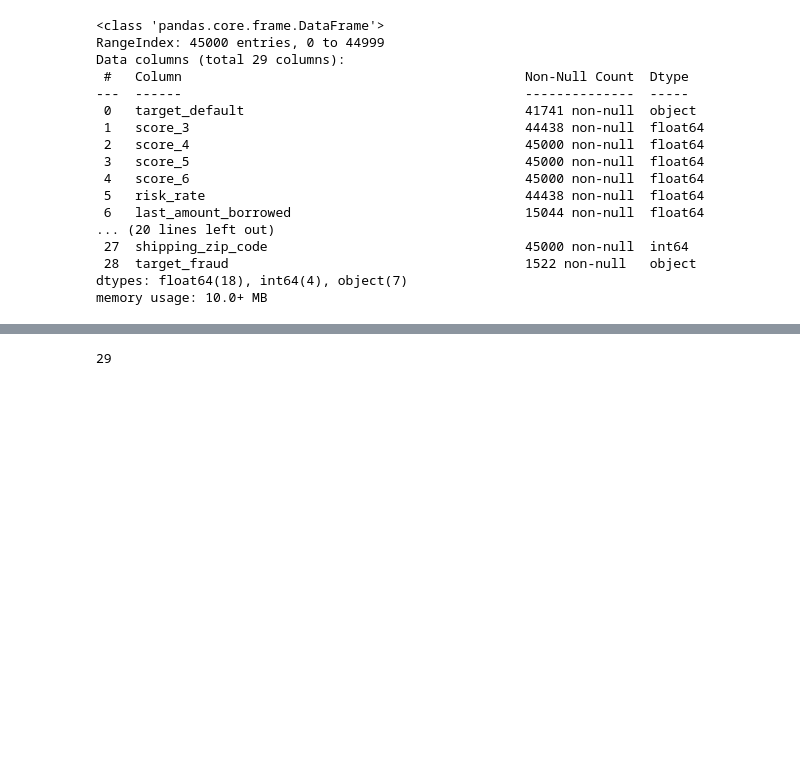
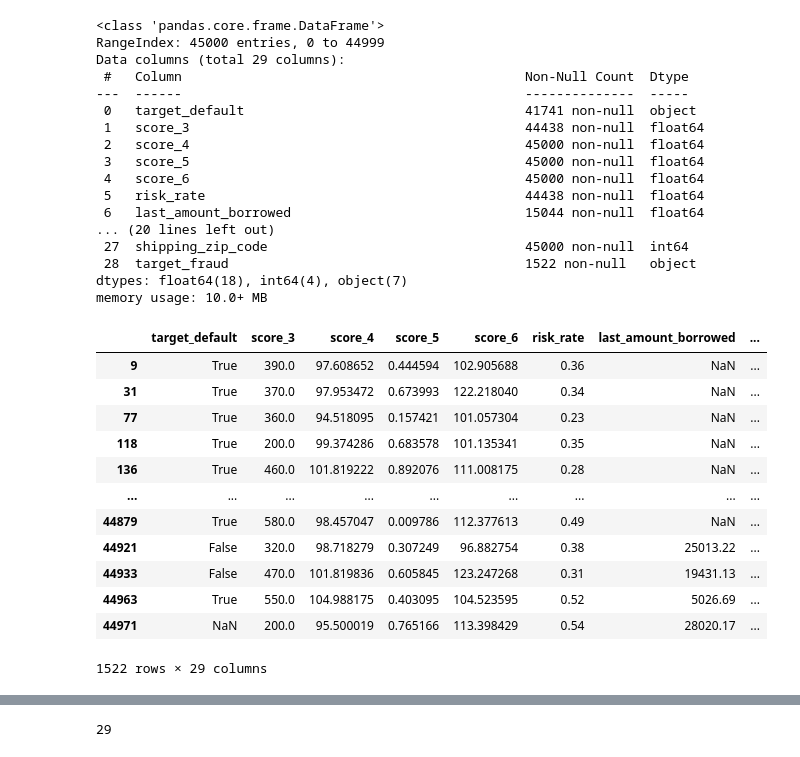
Before and after one commit to ghedin-alison/conceitos_ia, a Jupyter notebook: trabalho/din_din_agora.ipynb, the cells around one changed output, grey strips where cells are left out. Cells and saved outputs as stored; diff of their text form; code cells hidden in the pictures; blank space fills up the shorter version.

```diff
--- a/trabalho/din_din_agora.ipynb
+++ b/trabalho/din_din_agora.ipynb
@@ -236,3 +236,19 @@ Data columns (total 29 columns):
  28  target_fraud                                      1522 non-null   object
 dtypes: float64(18), int64(4), object(7)
 memory usage: 10.0+ MB
+# %%
+clientes.loc[clientes.target_fraud.notnull()]
+# %% [output]
+|  | target_default | score_3 | score_4 | score_5 | score_6 | risk_rate | last_amount_borrowed | ... |
+| 9 | True | 390.0 | 97.608652 | 0.444594 | 102.905688 | 0.36 | NaN | ... |
+| 31 | True | 370.0 | 97.953472 | 0.673993 | 122.218040 | 0.34 | NaN | ... |
+| 77 | True | 360.0 | 94.518095 | 0.157421 | 101.057304 | 0.23 | NaN | ... |
+| 118 | True | 200.0 | 99.374286 | 0.683578 | 101.135341 | 0.35 | NaN | ... |
+| 136 | True | 460.0 | 101.819222 | 0.892076 | 111.008175 | 0.28 | NaN | ... |
+| ... | ... | ... | ... | ... | ... | ... | ... | ... |
+| 44879 | True | 580.0 | 98.457047 | 0.009786 | 112.377613 | 0.49 | NaN | ... |
+| 44921 | False | 320.0 | 98.718279 | 0.307249 | 96.882754 | 0.38 | 25013.22 | ... |
+| 44933 | False | 470.0 | 101.819836 | 0.605845 | 123.247268 | 0.31 | 19431.13 | ... |
+| 44963 | True | 550.0 | 104.988175 | 0.403095 | 104.523595 | 0.52 | 5026.69 | ... |
+| 44971 | NaN | 200.0 | 95.500019 | 0.765166 | 113.398429 | 0.54 | 28020.17 | ... |
+1522 rows × 29 columns
```
Also changed, not shown: parts of 6 cells of this notebook, 1 other file.
